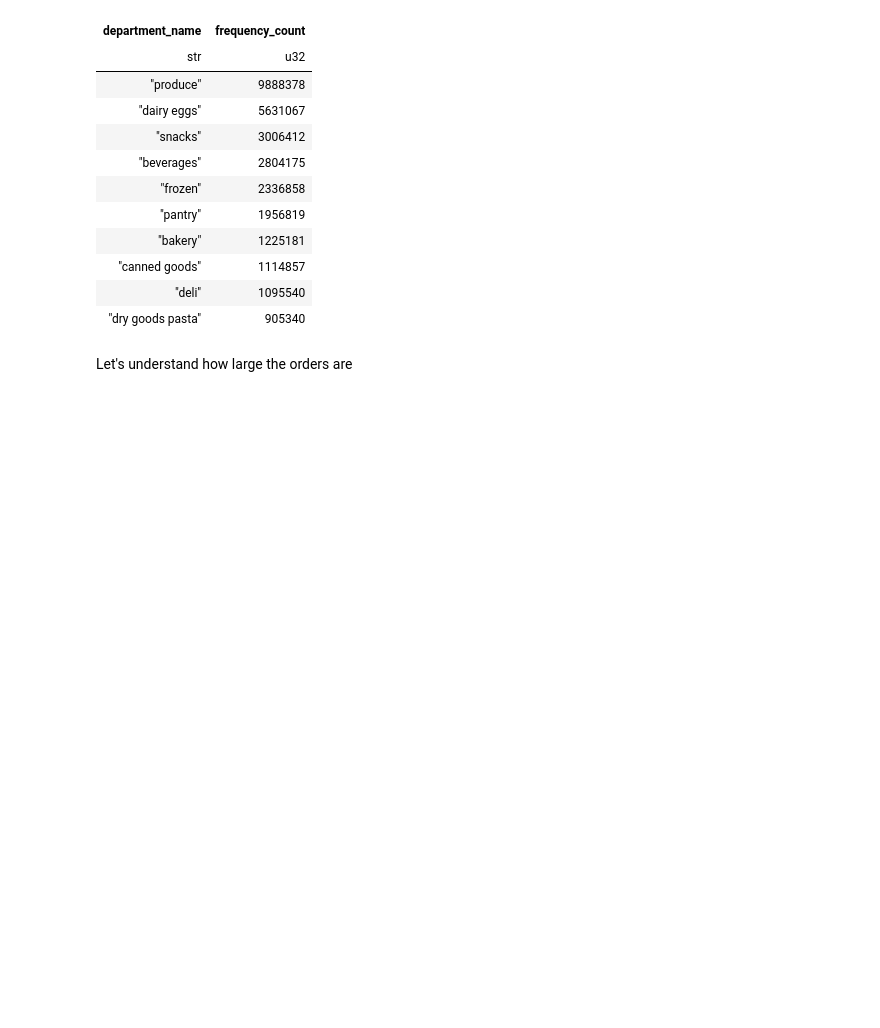
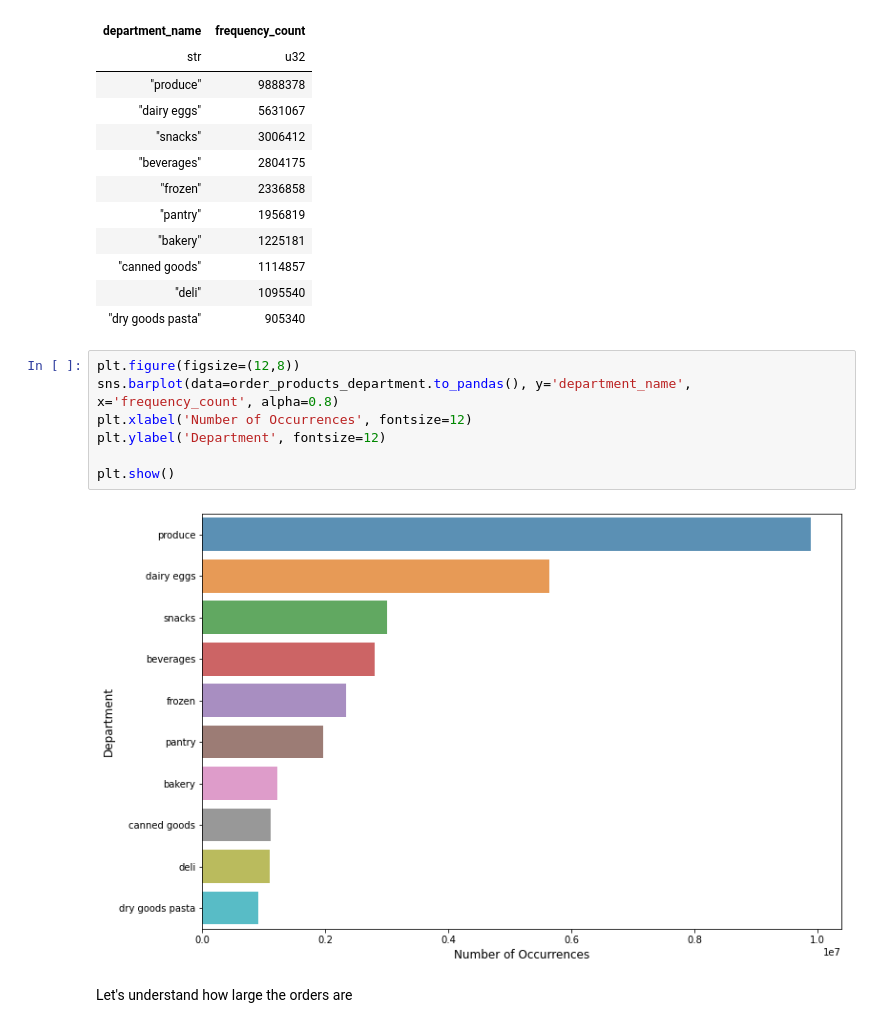
Before and after one commit to will-fong/instacart_online_grocery_shopping_analysis, a Jupyter notebook: notebooks/1.1-instacart-analysis-using-polars.ipynb, the cells around one changed output. Saved outputs shown, nothing was run; the diff lists cells and outputs as text; blank space fills up the shorter version.

```diff
--- a/notebooks/1.1-instacart-analysis-using-polars.ipynb
+++ b/notebooks/1.1-instacart-analysis-using-polars.ipynb
@@ -414,6 +414,15 @@ order_products_department
 | "canned goods" | 1114857 |
 | "deli" | 1095540 |
 | "dry goods pasta" | 905340 |
+# %%
+plt.figure(figsize=(12,8))
+sns.barplot(data=order_products_department.to_pandas(), y='department_name', x='frequency_count', alpha=0.8)
+plt.xlabel('Number of Occurrences', fontsize=12)
+plt.ylabel('Department', fontsize=12)
+
+plt.show()
+# %% [output]
+[figure, added]
 # %% [markdown]
 Let's understand how large the orders are
 # %%
```
Also changed, not shown: parts of 19 cells of this notebook.
